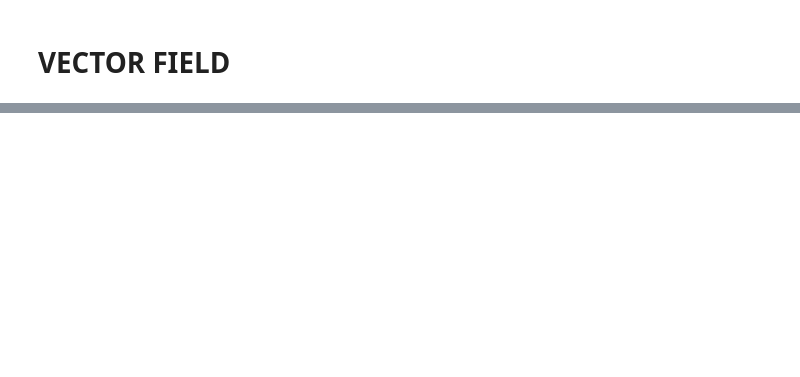
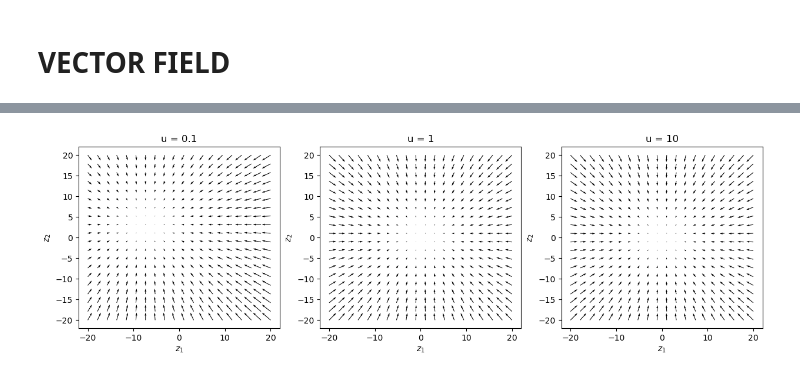
Before and after one commit to filipekstrm/early_stopping_double_descent, a Jupyter notebook: notebooks/high_dim_dynamics.ipynb, the cells around one changed output, grey strips where cells are left out. Cells and saved outputs as stored; diff of their text form; code cells hidden in the pictures; blank space fills up the shorter version.

```diff
--- a/notebooks/high_dim_dynamics.ipynb
+++ b/notebooks/high_dim_dynamics.ipynb
@@ -29,10 +30,10 @@ from linear_utils import linear_model
 from train_utils import save_config
 # %%
 # argument written in command line format
-cli_args = '--seed 12 --save-results --risk-loss L2 -t 20000 -w 0.1 0.1 --lr 0.001 -d 2 -n 1000 --hidden 50 --sigmas 1 --kappa 5'
-sigma_noise = 2.0
-beta = np.array([1.0, 1.0])
+cli_args = '--seed 12 --save-results --risk-loss L2 -t 50000 -w 1 1 --lr 0.001 0.0001 -d 10 -n 100 --hidden 50 --sigmas 1 --kappa 3.0'
+sigma_noise = 1.0
 transform_data = True
+cont_eigs = False
 
 #cli_args = '--seed 12 --save-results --jacobian --risk-loss L2 -t 20000 -w 0.1 0.1 --lr 0.00001 -d 50 -n 1000 --hidden 50 --sigmas 1 --kappa 3'
 #sigma_noise = 1.0
@@ -101,3 +102,22 @@ if args.seed is not None:
 
 device = torch.device('cpu')
 # device = torch.device('cuda') # Uncomment this to run on GPU
+# %%
+p = int(np.ceil(args.dim / 2))
+#k = args.kappa
+#F = get_modulation_matrix(args.dim, p, k)
+
+beta = np.ones((args.dim,))
+
+# Set to False if you want to transform after data sampling
+scale_beta=True
+
+d_out = 1      # dimension of y
+
+# sample training set from the linear model
+lin_model = linear_model(args.dim, sigma_noise=sigma_noise, beta=beta, scale_beta=scale_beta, normalized=False, sigmas=args.sigmas, s_range=args.s_range, coupled_noise=False, transform_data=transform_data, kappa=args.kappa, p=p, cont_eigs=cont_eigs, masked_input=False)
+Xs, ys = lin_model.sample(args.samples, train=True)
+
+# sample the set for empirical risk calculation
+Xt, yt = lin_model.sample(args.samples, train=False) # 1000
+beta = lin_model.beta
@@ -104,15 +163,7 @@ device = torch.device('cpu')
 # %%
-d_out = 1      # dimension of y
-
-# sample training set from the linear model
-lin_model = linear_model(args.dim, sigma_noise=sigma_noise, beta=beta, normalized=False, sigmas=args.sigmas, s_range=args.s_range, coupled_noise=False, transform_data=transform_data, kappa=args.kappa)
-Xs, ys = lin_model.sample(args.samples, train=True)
-
 Xs = torch.tensor(Xs, dtype=torch.float32).to(device)
 ys = torch.tensor(ys.reshape((-1,1)), dtype=torch.float32).to(device)
 
-# sample the set for empirical risk calculation
-Xt, yt = lin_model.sample(args.samples, train=False)
 Xt = torch.tensor(Xt, dtype=torch.float32).to(device)
 yt = torch.tensor(yt.reshape((-1,1)), dtype=torch.float32).to(device)
 # %%
@@ -521,40 +798,41 @@ ax[0].set_title(f"u = {x_1}")
 
 
 # Example 2
-x_2 = 10
+x_2 = 1
 d1_2 = (beta[0] - x_2 * y1) * S[0, 0].numpy() + eps_0[0, 0] * S[0, 0].numpy()**0.5 #St[0, 0].numpy() - x_2 * y1 * S[0, 0].numpy()
 d2_2 = (beta[1] - x_2 * y2) * S[0, 1].numpy() + eps_0[0, 1] * S[0, 1].numpy()**0.5 #St[0, 1].numpy() - x_2 * y2 * S[0, 1].numpy()
 
 w1_2 = d1_2 * x_2
 w2_2 = d2_2 * x_2
 
 ax[1].quiver(y1, y2, w1_2, w2_2)
 
 ax[1].set_xlabel(fr"$z_1$")
 ax[1].set_ylabel(fr"$z_2$")
 ax[1].set_title(f"u = {x_2}")
 
 
 # Example 3
 x_3 = 10
 
 d1_3 = (beta[0] - x_3 * y1) * S[0, 0].numpy() + eps[0] * S[0, 0].numpy()**0.5 #St[0, 0].numpy() - x_2 * y1 * S[0, 0].numpy()
 d2_3 = (beta[1] - x_3 * y2) * S[0, 1].numpy() + eps[1] * S[0, 1].numpy()**0.5 #St[0, 1].numpy() - x_2 * y2 * S[0, 1].numpy()
 
 w1_3 = d1_3 * x_3
 w2_3 = d2_3 * x_3
 
 ax[2].quiver(y1, y2, w1_3, w2_3)
 
 ax[2].set_xlabel(fr"$z_1$")
 ax[2].set_ylabel(fr"$z_2$")
 ax[2].set_title(f"u = {x_3}")
 
 plt.show()
 
-# För kappa > 1 så rör vi oss främst i z1-riktning
-# u förskjuter minima
+# För kappa > 1 så rör vi oss främst i z1-riktning, men stort u jämnar ut skillnaderna?
 # Vi bör se att vi rör oss längre ifrån de sanna vikterna vid något tillfälle; men vet inte om vi ser det?
+# %% [output]
+[figure, added]
 # %%
 fig = plt.figure(figsize=plt.figaspect(0.5))
 ax = fig.add_subplot(1, 2, 1, projection='3d')
```
Also changed, not shown: parts of 22 cells of this notebook, 7 other files.
